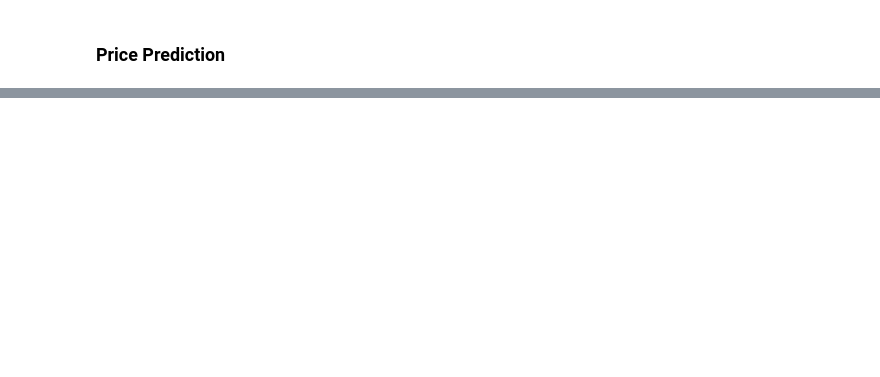
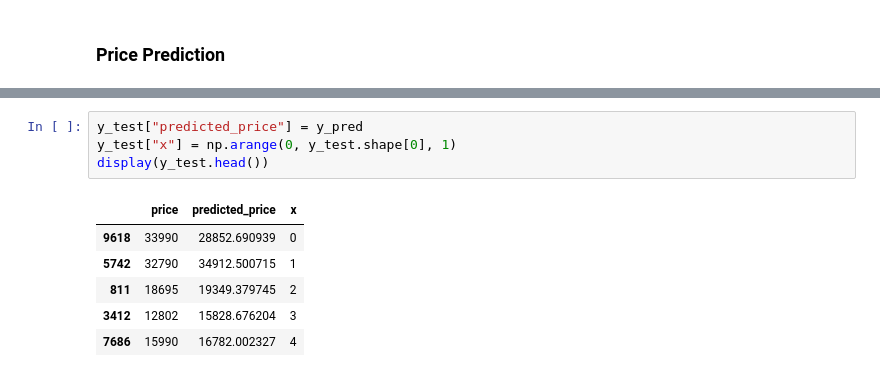
Before and after one commit to FarhatGani/Audi_Used_Car_Analysis, a Jupyter notebook: audi_used_car_ML.ipynb, the cells around one changed output, grey strips where cells are left out. Cells and saved outputs as stored; diff of their text form; blank space fills up the shorter version.

```diff
--- a/audi_used_car_ML.ipynb
+++ b/audi_used_car_ML.ipynb
@@ -169,0 +348,11 @@ r2 = 0.75
+# %%
+y_test["predicted_price"] = y_pred
+y_test["x"] = np.arange(0, y_test.shape[0], 1)
+display(y_test.head())
+# %% [output]
+|  | price | predicted_price | x |
+| 9618 | 33990 | 28852.690939 | 0 |
+| 5742 | 32790 | 34912.500715 | 1 |
+| 811 | 18695 | 19349.379745 | 2 |
+| 3412 | 12802 | 15828.676204 | 3 |
+| 7686 | 15990 | 16782.002327 | 4 |
```
Also changed, not shown: parts of 34 cells of this notebook.
